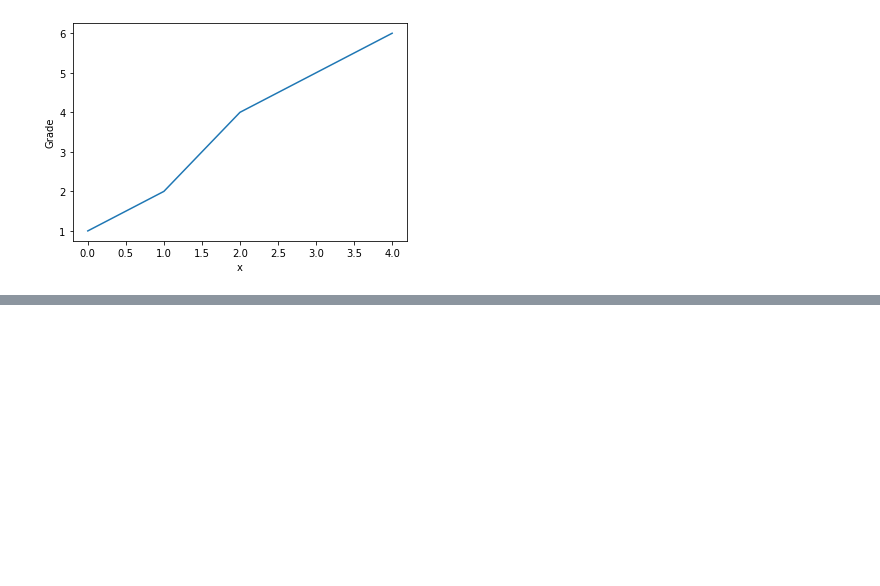
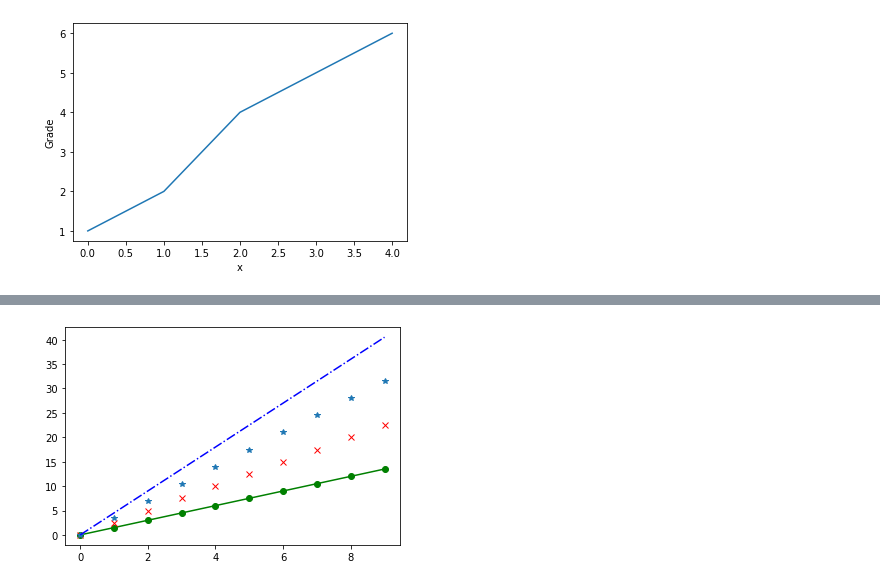
Before and after one commit to Pokoai/Data-Analysis-and-Display, a Jupyter notebook: Python数据分析与展示.ipynb, the cells around one changed output, grey strips where cells are left out. Drawn from its saved outputs; the diff is of its cells as text; code cells hidden in the pictures; blank space fills up the shorter version.

```diff
--- a/Python数据分析与展示.ipynb
+++ b/Python数据分析与展示.ipynb
@@ -738,0 +789,6 @@ plt.show()
+# %%
+a = np.arange(10)
+plt.plot(a, a*1.5, 'go-', a, a*2.5, 'rx', a, a*3.5, '*', a, a*4.5, 'b-.')
+plt.show()
+# %% [output]
+[figure, added]
```
Also changed, not shown: parts of 34 cells of this notebook.
